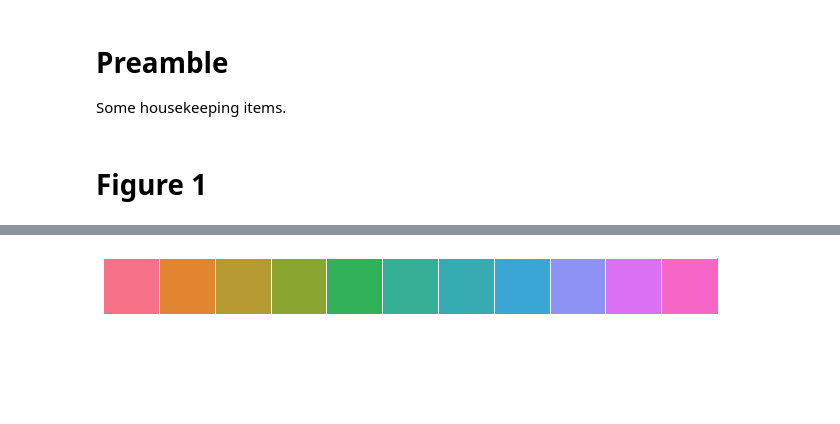
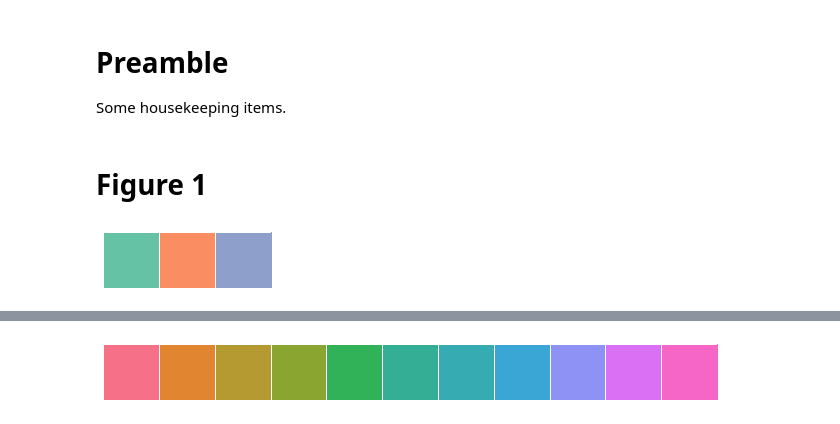
Before and after one commit to Travis-S/arxiv_1609.04385, a Jupyter notebook: Figure_Generation.ipynb, the cells around one changed output, grey strips where cells are left out. Drawn from its saved outputs; the diff is of its cells as text; code cells hidden in the pictures; blank space fills up the shorter version.

Commit message:
Create new Figure 1
Adds in a new Figure 1 (which will need to be revised),
and updates the TeX, Images directory, and Figure Generation
NB accordingly.

```diff
--- a/Figure_Generation.ipynb
+++ b/Figure_Generation.ipynb
@@ -86,3 +86,11 @@ ests = np.random.multivariate_normal(mean=[1, 0], cov=.01 * np.eye(2), size=150)
 Z = np.matrix([[1, 0], [0, -1]])
 X = np.matrix([[0, 1], [1, 0]])
 coords = [(float(np.real(np.trace(np.dot(Z, K)))), float(np.real(np.trace(np.dot(X, K))))) for K in ests]
+# %%
+try:
+    colors = sns.color_palette("Set2", 3)
+    sns.palplot(colors)
+except Exception:
+    colors = ['green', 'orange', 'blue']
+# %% [output]
+[figure, added]
```
Also changed, not shown: parts of 22 cells of this notebook, 24 other files.
